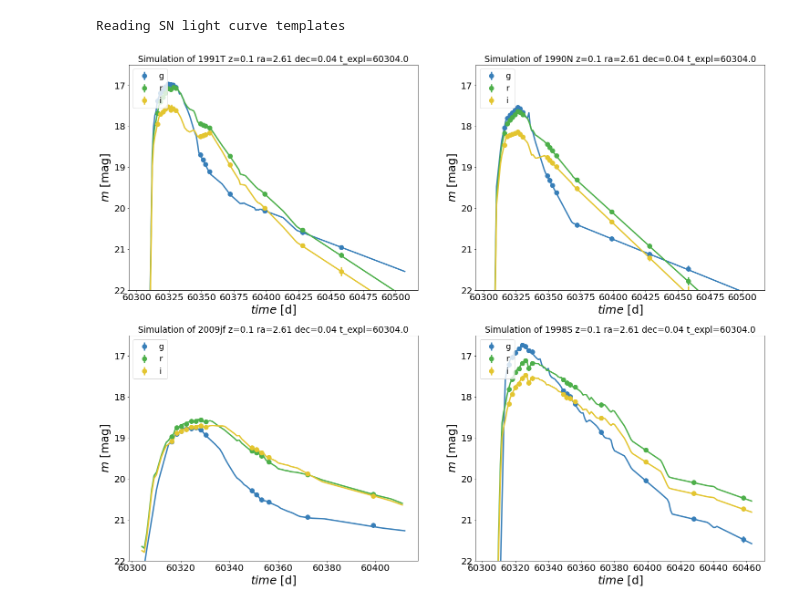
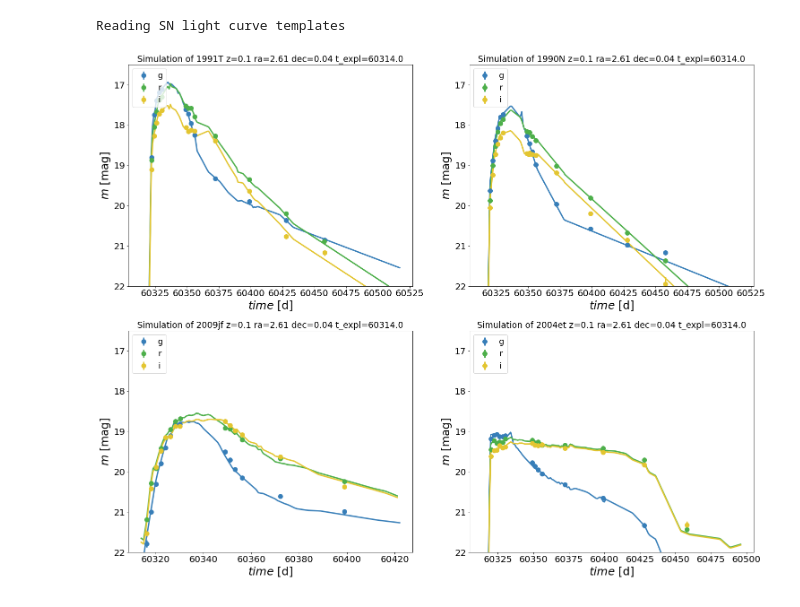
Before and after one commit to FabioRagosta/LSSTmetrics, a Jupyter notebook: SNRate_tests.ipynb, the cells around one changed output. Cells and saved outputs as stored; diff of their text form; code cells hidden in the pictures.

```diff
--- a/SNRate_tests.ipynb
+++ b/SNRate_tests.ipynb
@@ -366,36 +350,36 @@ obs_template = temp.run()
 Reading SN light curve templates
 # %%
 color = ['#377eb8','#4daf4a', '#e3c530']
-ty=['1991T','1990N','2009jf','1998S']
-llist=['LC_baseline_nexp1_v1.7_10yrs/LSST_1991T_0.1_60304.28.dat',
- 'LC_baseline_nexp1_v1.7_10yrs/LSST_1990N_0.1_60304.28.dat',
-      'LC_baseline_nexp1_v1.7_10yrs/LSST_2009jf_0.1_60304.28.dat',
-      'LC_baseline_nexp1_v1.7_10yrs/LSST_1998S_0.1_60304.28.dat']
+ty=['1991T','1990N','2009jf','2004et']
+llist=['LC_baseline_nexp1_v1.7_10yrs/LSST_1991T_0.1_60314.28.dat',
+ 'LC_baseline_nexp1_v1.7_10yrs/LSST_1990N_0.1_60314.28.dat',
+      'LC_baseline_nexp1_v1.7_10yrs/LSST_2009jf_0.1_60314.28.dat',
+      'LC_baseline_nexp1_v1.7_10yrs/LSST_2004et_0.1_60314.28.dat']
 fig, axes = plt.subplots(2,2,figsize=(25,20))
 for i,axs in enumerate(axes.flatten()):
     for j, f in enumerate(['g','r','i']):
         c=color[j]
         t_expl = float(llist[i].split('_')[-1].split('.')[0])
         z = float(llist[i].split('_')[-2])
         filters=obs[llist[i]][z]['filter']==f
         mag =obs_template['magobs'][ty[i]][z][f]
         maglc =obs[llist[i]][z]['mag'][filters]
         magerrlc =obs[llist[i]][z]['mag_err'][filters]
 
         if np.size(obs[llist[i]][z]['epoch'][filters])>0:
             ph = obs_template['phobs'][ty[i]][z][f]+t_expl-obs_template['phobs'][ty[i]][z][f][0]
             phlc = obs[llist[i]][z]['epoch'][filters]
             axs.errorbar(phlc, maglc,yerr=5*2.5/(1/(np.exp(magerrlc/2.5)-1)),fmt='o',elinewidth=3,color=c,markersize=10,label=f)
             axs.plot(ph, mag,'-',lw=3,color=c)
         axs.invert_yaxis()
         axs.set_ylim([22,16.5])
         #axs.set_xlim([60200,60400])
         axs.set_xlabel(r'$time$ [d]',fontsize=25)
         axs.set_ylabel(r'$m$ [mag]',fontsize=25)
         axs.set_title(r'Simulation of {} z={} ra={} dec={} t_expl={}'.format(ty[i],z,
         np.round(obs[llist[i]][z]['coo'][0],2),np.round(obs[llist[i]][z]['coo'][1],2), t_expl),fontsize=19)
         axs.tick_params('both', labelsize=20)
     #if i ==0:
         axs.legend(loc=2,fontsize=18)
 # %% [output]
-[figure, old version]
+[figure, new version]
```
Also changed, not shown: parts of 4 cells of this notebook.
